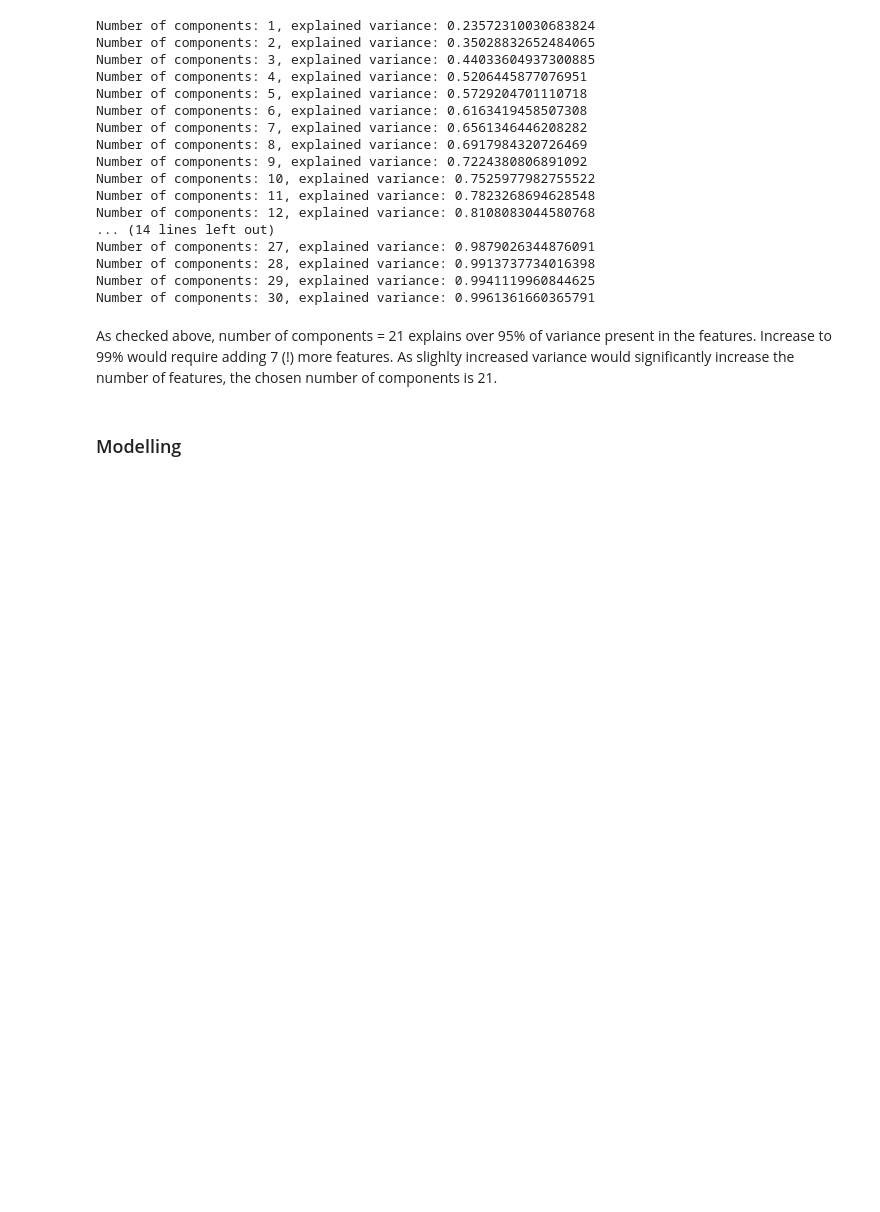
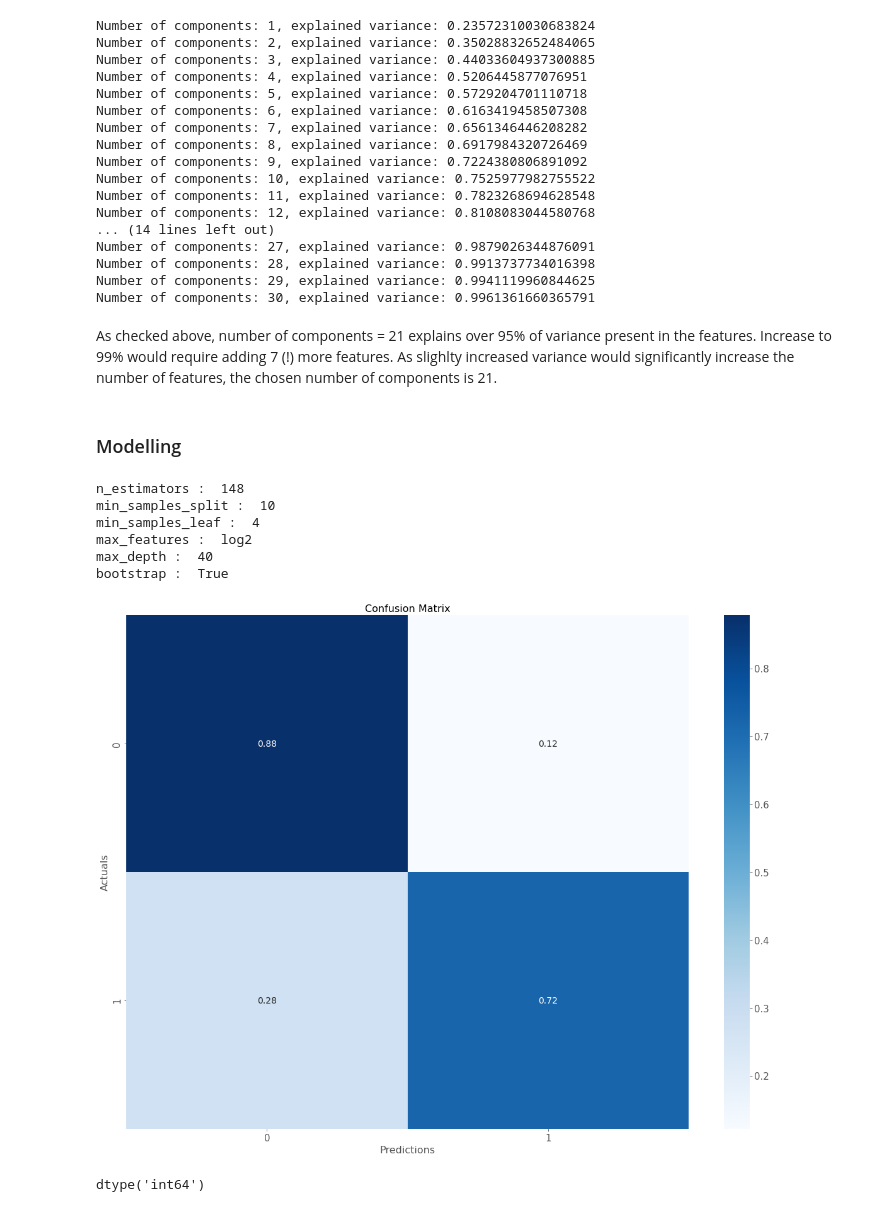
Before and after one commit to pzolnierczyk/insurance-classification, a Jupyter notebook: insurance_claims.ipynb, the cells around one changed output. Cells and saved outputs as stored; diff of their text form; code cells hidden in the pictures; blank space fills up the shorter version.

```diff
--- a/insurance_claims.ipynb
+++ b/insurance_claims.ipynb
@@ -242,11 +242,11 @@ X_te_pca = pca.transform(X_te)
 ### Modelling
 # %%
 # searching for the best Random Forest parameters
-rf_params = {'n_estimators': [int(n) for n in np.linspace(200, 601, 50)],
+rf_params = {'n_estimators': [int(n) for n in np.linspace(100, 301, 100)],
              'max_features': ['auto', 'log2'],
              'max_depth': [int(n) for n
-                           in np.linspace(10, 101, 10)],
-             'min_samples_split': [2, 5, 10],
+                           in np.linspace(5, 51, 10)],
+             'min_samples_split': [2, 5, 10, 15],
              'min_samples_leaf': [1, 2, 4],
              'bootstrap': [True, False]
              }
@@ -254,20 +254,26 @@ rf_params = {'n_estimators': [int(n) for n in np.linspace(200, 601, 50)],
 gs_rf = RandomizedSearchCV(RandomForestClassifier(class_weight='balanced', random_state=42),
                            param_distributions=rf_params,
                            scoring='roc_auc',
-                           cv=10,
+                           cv=5,
                            n_jobs=-1,
                            refit=True,
-                           n_iter=20)
+                           n_iter=10)
 
-gs_rf.fit(X_tr_pca, y_train)
+gs_rf.fit(X_tr_pca, y_train.to_numpy())
 
 for hyperparam in gs_rf.best_params_.keys():
     print(hyperparam[hyperparam.find("__") + 1:],": ", gs_rf.best_params_[hyperparam])
+# %% [output]
+n_estimators :  148
+min_samples_split :  10
+min_samples_leaf :  4
+max_features :  log2
+max_depth :  40
+bootstrap :  True
 # %%
 # Fitting Random Forest
 rf_best = RandomForestClassifier(**gs_rf.best_params_, n_jobs=-1, class_weight='balanced')
-rf = rf_best.fit(X_tr_pca, y_train)
-rf_pred = rf.predict(X_test)
+rf = rf_best.fit(X_tr_pca, y_train.to_numpy())
 # %%
 def con_mat(y_test, y_to_compare, normalize=False):
   from sklearn.metrics import confusion_matrix
@@ -278,12 +284,18 @@ def con_mat(y_test, y_to_compare, normalize=False):
     conf_matrix = confusion_matrix(y_test, y_to_compare)
     sns.heatmap(conf_matrix, annot=True, cmap="Blues", fmt='d', annot_kws={"size": 14})
 
-  plt.xlabel('Predictions', fontsize=14)
-  plt.ylabel('Actuals', fontsize=14)
-  plt.title('Confusion Matrix', fontsize=14)
+  plt.xlabel('Predictions', fontsize=16)
+  plt.ylabel('Actuals', fontsize=16)
+  plt.title('Confusion Matrix', fontsize=16)
 # %%
 preds = rf.predict_proba(X_te_pca)
-# cutoff = 0.5
-# pred = [1 if preds[i][1]>cutoff else 0 for i in range(len(pred))]
+cutoff = 0.5
+pred = [1 if preds[i][1]>cutoff else 0 for i in range(len(preds))]
 
-con_mat(y_test, preds)
+con_mat(y_test.to_numpy(), pred, normalize=True)
+# %% [output]
+[figure, added]
+# %%
+y_test.dtypes#astype(int)
+# %% [output]
+dtype('int64')
```
Also changed, not shown: parts of 1 cell of this notebook.
